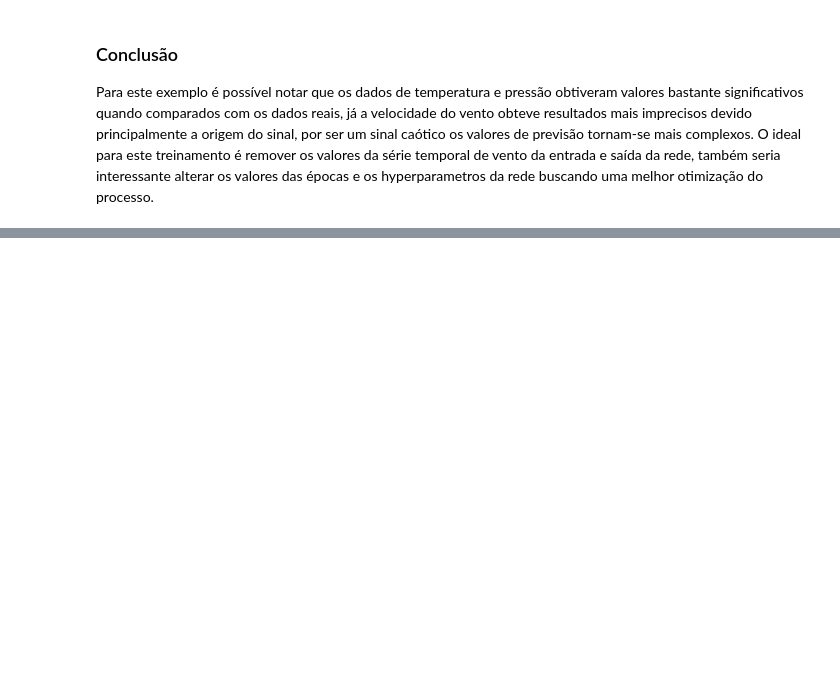
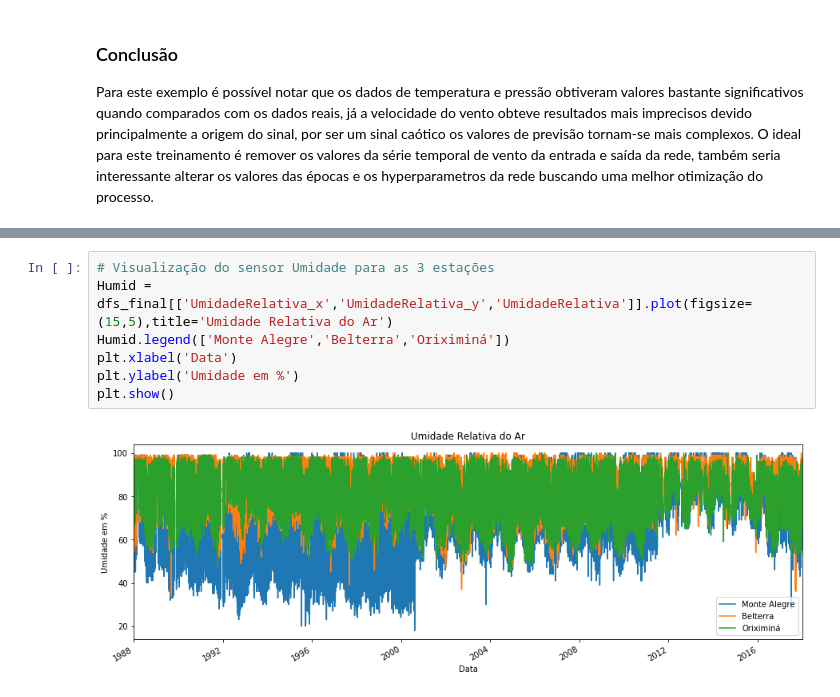
Before and after one commit to helvecioneto/CAP-351, a Jupyter notebook: 05-RNN.ipynb, the cells around one changed output, grey strips where cells are left out. Cells and saved outputs as stored; diff of their text form; blank space fills up the shorter version.

```diff
--- a/05-RNN.ipynb
+++ b/05-RNN.ipynb
@@ -823,0 +935,9 @@ O ideal para este treinamento é remover os valores da série temporal de vento
+# %%
+# Visualização do sensor Umidade para as 3 estações
+Humid = dfs_final[['UmidadeRelativa_x','UmidadeRelativa_y','UmidadeRelativa']].plot(figsize=(15,5),title='Umidade Relativa do Ar')
+Humid.legend(['Monte Alegre','Belterra','Oriximiná'])
+plt.xlabel('Data')
+plt.ylabel('Umidade em %')
+plt.show()
+# %% [output]
+[figure, added]
```
Also changed, not shown: parts of 39 cells of this notebook.
